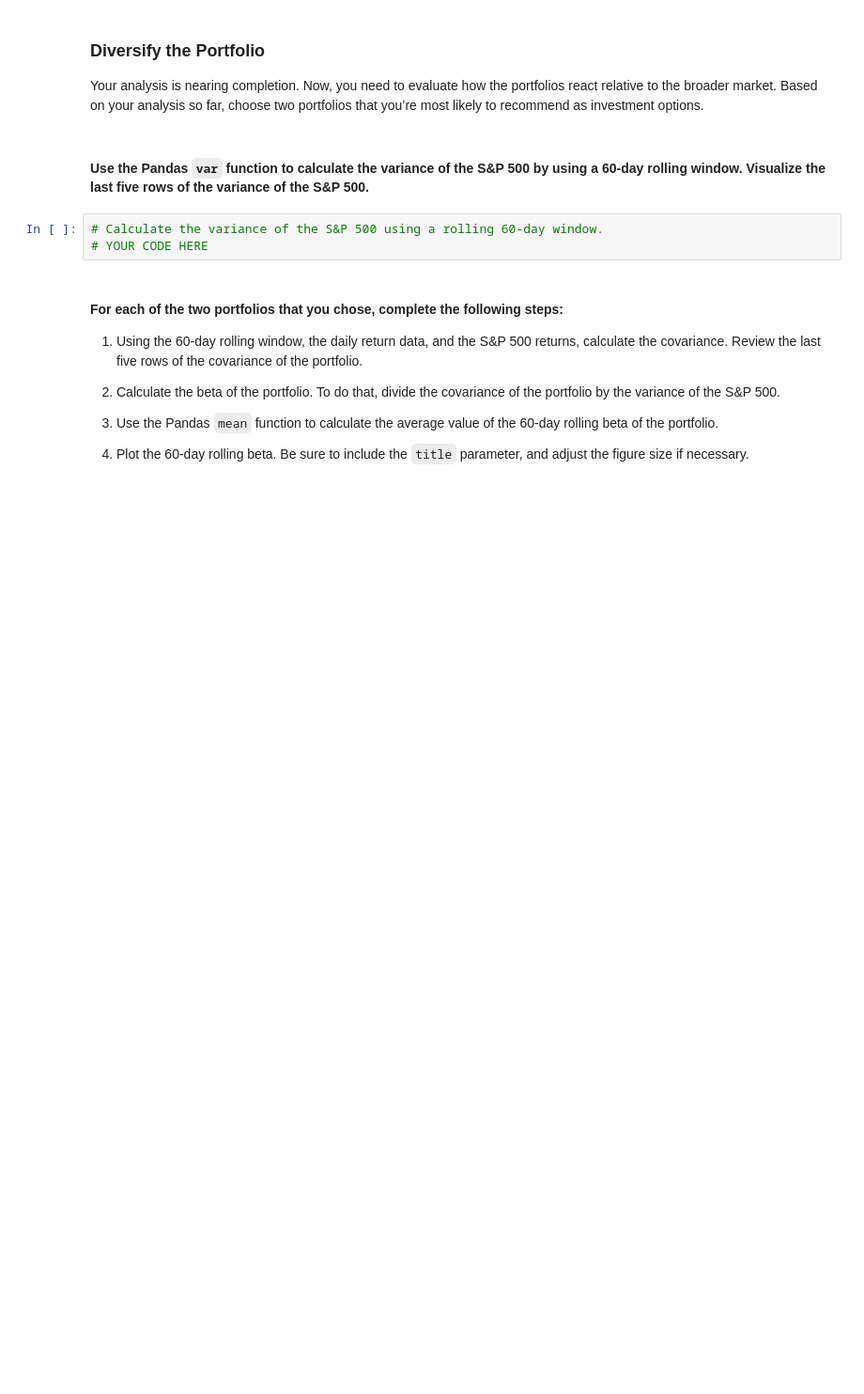
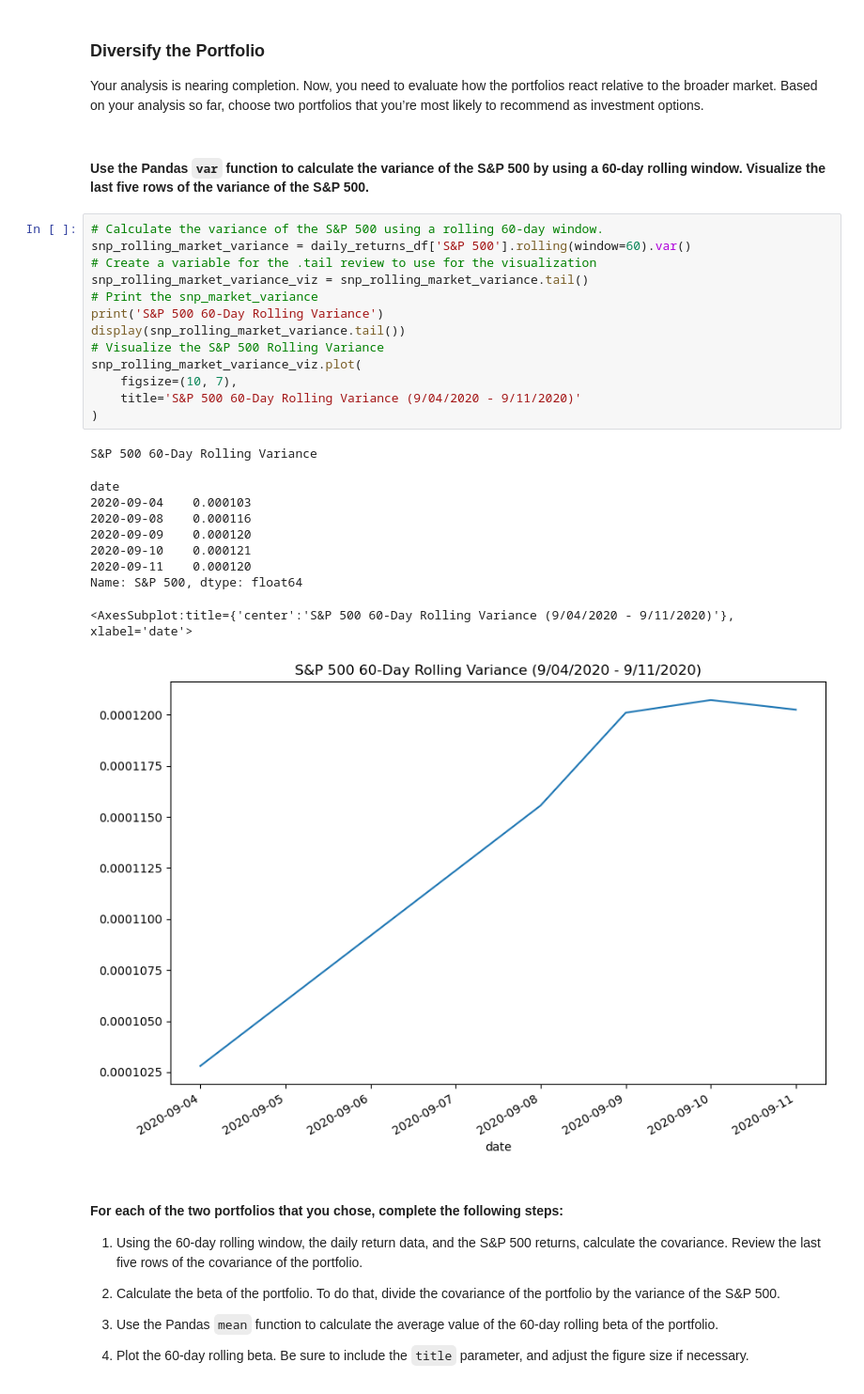
Before and after one commit to MLeGare29/RISK_RETURN_ANALYSIS, a Jupyter notebook: risk_return_analysis.ipynb, the cells around one changed output. Shown at 94% size. Saved outputs shown, nothing was run; the diff lists cells and outputs as text; blank space fills up the shorter version.

```diff
--- a/risk_return_analysis.ipynb
+++ b/risk_return_analysis.ipynb
@@ -399,9 +378,30 @@ full_sharpe_ratio.plot.bar(title='Sharpe Ratios (Hedge Funds and S&P 500)')
 Your analysis is nearing completion. Now, you need to evaluate how the portfolios react relative to the broader market. Based on your analysis so far, choose two portfolios that you’re most likely to recommend as investment options.
 # %% [markdown]
 #### Use the Pandas `var` function to calculate the variance of the S&P 500 by using a 60-day rolling window. Visualize the last five rows of the variance of the S&P 500.
-# %%
-# Calculate the variance of the S&P 500 using a rolling 60-day window.
-# YOUR CODE HERE
+# %%
+# Calculate the variance of the S&P 500 using a rolling 60-day window.
+snp_rolling_market_variance = daily_returns_df['S&P 500'].rolling(window=60).var()
+# Create a variable for the .tail review to use for the visualization
+snp_rolling_market_variance_viz = snp_rolling_market_variance.tail()
+# Print the snp_market_variance
+print('S&P 500 60-Day Rolling Variance')
+display(snp_rolling_market_variance.tail())
+# Visualize the S&P 500 Rolling Variance
+snp_rolling_market_variance_viz.plot(
+    figsize=(10, 7),
+    title='S&P 500 60-Day Rolling Variance (9/04/2020 - 9/11/2020)'
+)
+# %% [output]
+S&P 500 60-Day Rolling Variance
+date
+2020-09-04    0.000103
+2020-09-08    0.000116
+2020-09-09    0.000120
+2020-09-10    0.000121
+2020-09-11    0.000120
+Name: S&P 500, dtype: float64
+<AxesSubplot:title={'center':'S&P 500 60-Day Rolling Variance (9/04/2020 - 9/11/2020)'}, xlabel='date'>
+[figure, added]
 # %% [markdown]
 #### For each of the two portfolios that you chose, complete the following steps:
 
```
Also changed, not shown: parts of 16 cells of this notebook.
